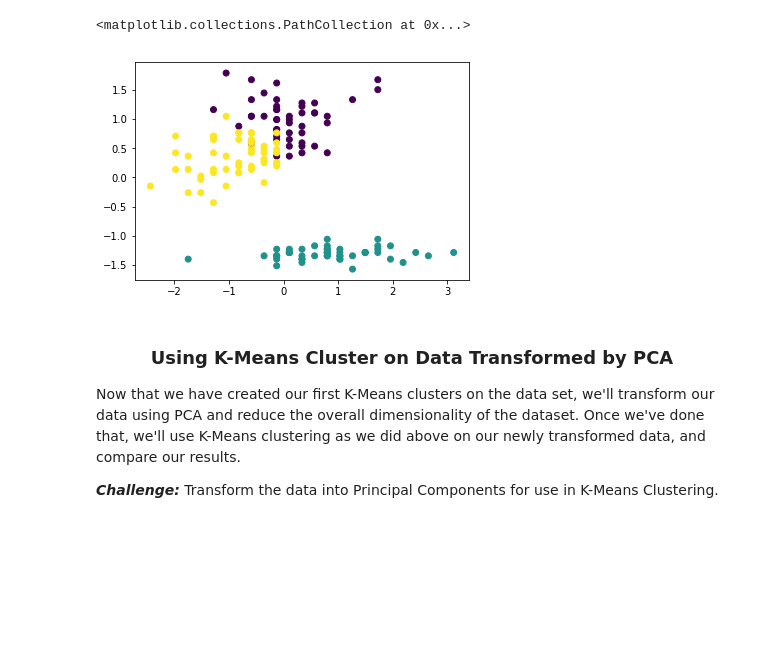
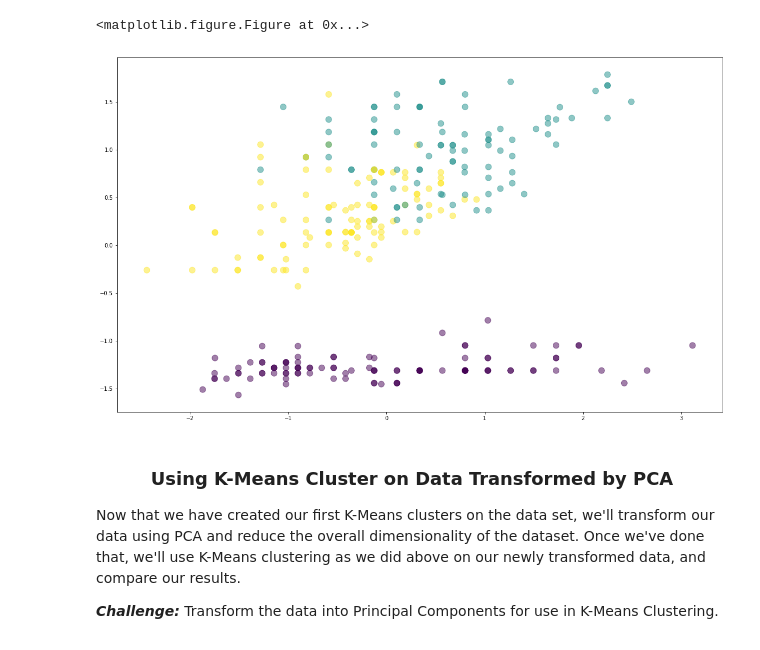
Before and after one commit to JSitter/DS-2-Machine-Learning, a Jupyter notebook: 06_K-Means_Clustering.ipynb, the cells around one changed output. Cells and saved outputs as stored; diff of their text form; code cells hidden in the pictures; blank space fills up the shorter version.

Commit message:
added training data

```diff
--- a/06_K-Means_Clustering.ipynb
+++ b/06_K-Means_Clustering.ipynb
@@ -67,14 +67,24 @@ output = k_means.fit(scaled_data)
 # %%
 # TODO: Extend this code so that you can output a graph for every feature pair in the scaled data.
 
 # (HINT: Take a look at the pattern for passing the data in the 'scatter()' call.  In the square brackets [:, 1],
 # the ':,' gets us all 150 rows of data, while the '1' tells us to only get the data in the first column for each row.
 # Use this knowledge to figure out how to write a script that visualizes all possible comparison for the 4 columns.)
-plt.figure('3 Cluster K-Means')
-plt.scatter(scaled_data[:, 1], scaled_data[:, 2], c=output.labels_)
+def visualize(scaled_data):
+    plt.figure('3 Cluster K-Means')
+    plt.figure(figsize = (20,12))
+
+    len(scaled_data[0])
+    index = 0
+    for pair in range(len(scaled_data[0])//2):
+        plt.scatter(scaled_data[:, index], scaled_data[:, index + 2], s=120, c=output.labels_, alpha=0.5)
+        index += 1
+#         plt.scatter(scaled_data[:, 0], scaled_data[:, 3], s=120, c=output.labels_, alpha=0.5)
+
+visualize(scaled_data)
 # %% [output]
-<matplotlib.collections.PathCollection at 0x...>
+<matplotlib.figure.Figure at 0x...>
-[figure, old version]
+[figure, new version]
 # %% [markdown]
 <center><h3>Using K-Means Cluster on Data Transformed by PCA</h3></center>
 
```
Also changed, not shown: parts of 7 cells of this notebook.
